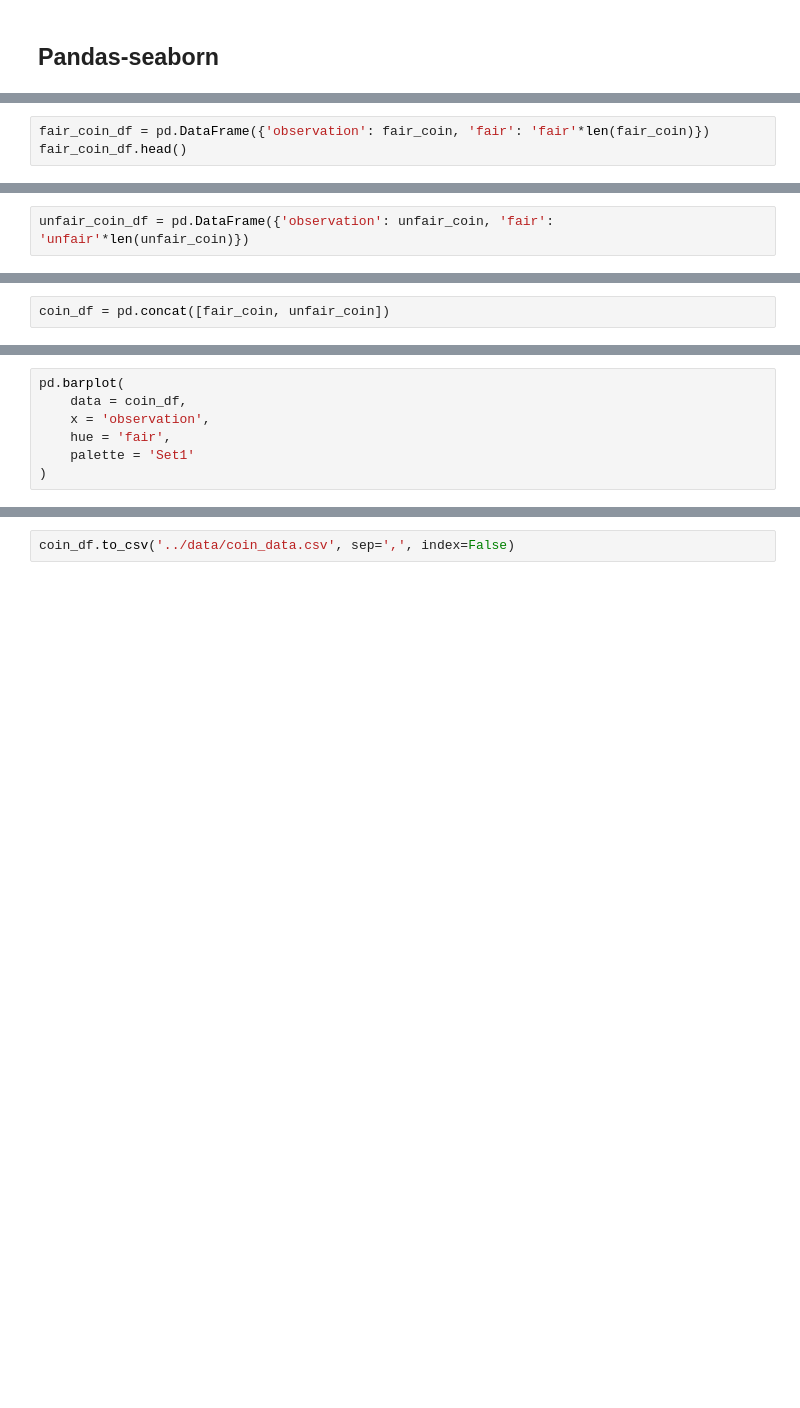
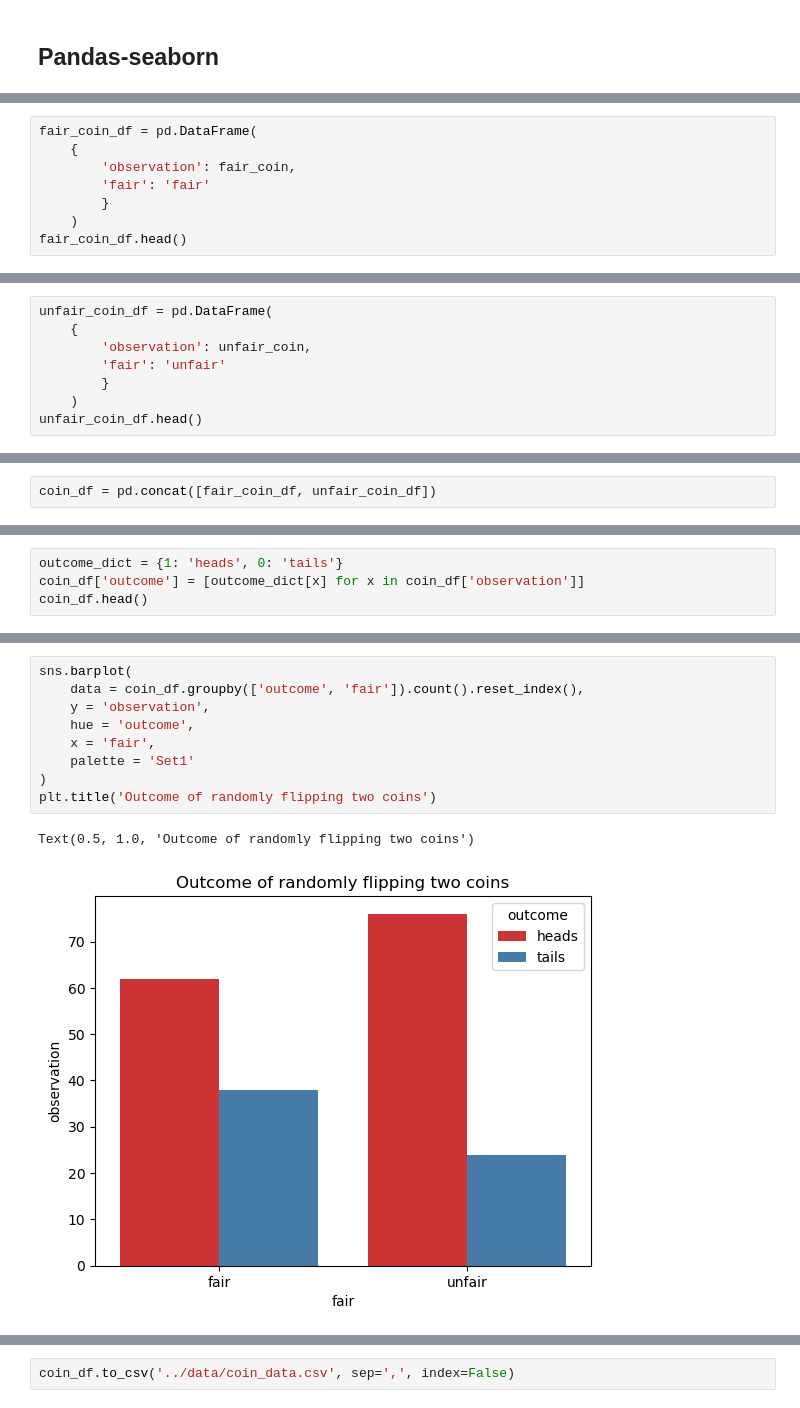
Before and after one commit to NIH-CARD/VSCode_class, a Jupyter notebook: docs/python_intro.ipynb, the cells around one changed output, grey strips where cells are left out. Saved outputs shown, nothing was run; the diff lists cells and outputs as text; blank space fills up the shorter version.

```diff
--- a/docs/python_intro.ipynb
+++ b/docs/python_intro.ipynb
@@ -439,4 +468,9 @@ ModuleNotFoundError: No module named 'pandas'
 # %%
-fair_coin_df = pd.DataFrame({'observation': fair_coin, 'fair': 'fair'*len(fair_coin)})
+fair_coin_df = pd.DataFrame(
+    {
+        'observation': fair_coin,
+        'fair': 'fair'
+        }
+    )
 fair_coin_df.head()
 # %% [output]
@@ -444,2 +485,8 @@ NameError: name 'pd' is not defined
 # %%
-unfair_coin_df = pd.DataFrame({'observation': unfair_coin, 'fair': 'unfair'*len(unfair_coin)})
+unfair_coin_df = pd.DataFrame(
+    {
+        'observation': unfair_coin,
+        'fair': 'unfair'
+        }
+    )
+unfair_coin_df.head()
@@ -446,2 +502,2 @@ unfair_coin_df = pd.DataFrame({'observation': unfair_coin, 'fair': 'unfair'*len(
 # %%
-coin_df = pd.concat([fair_coin, unfair_coin])
+coin_df = pd.concat([fair_coin_df, unfair_coin_df])
@@ -453,0 +544,4 @@ coin_df[coin_df['fair'] == 'fair']
+# %%
+outcome_dict = {1: 'heads', 0: 'tails'}
+coin_df['outcome'] = [outcome_dict[x] for x in coin_df['observation']]
+coin_df.head()
@@ -456,7 +563,12 @@ coin_df.groupby(['observation', 'fair']).count()
 # %%
-pd.barplot(
-    data = coin_df,
-    x = 'observation',
-    hue = 'fair',
+sns.barplot(
+    data = coin_df.groupby(['outcome', 'fair']).count().reset_index(),
+    y = 'observation',
+    hue = 'outcome',
+    x = 'fair',
     palette = 'Set1'
 )
+plt.title('Outcome of randomly flipping two coins')
+# %% [output]
+Text(0.5, 1.0, 'Outcome of randomly flipping two coins')
+[figure, added]
```
Also changed, not shown: parts of 47 cells of this notebook, 8 other files.
